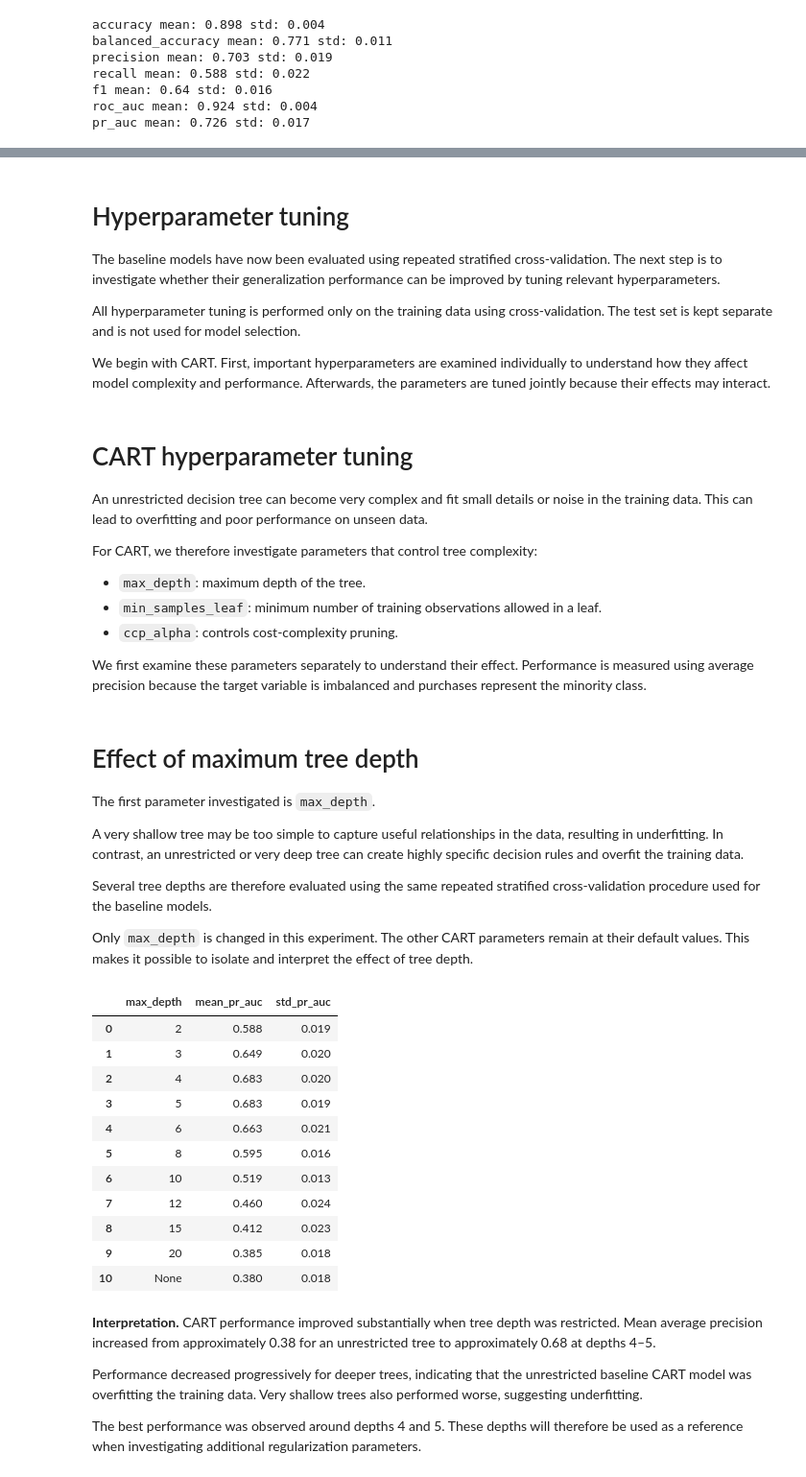
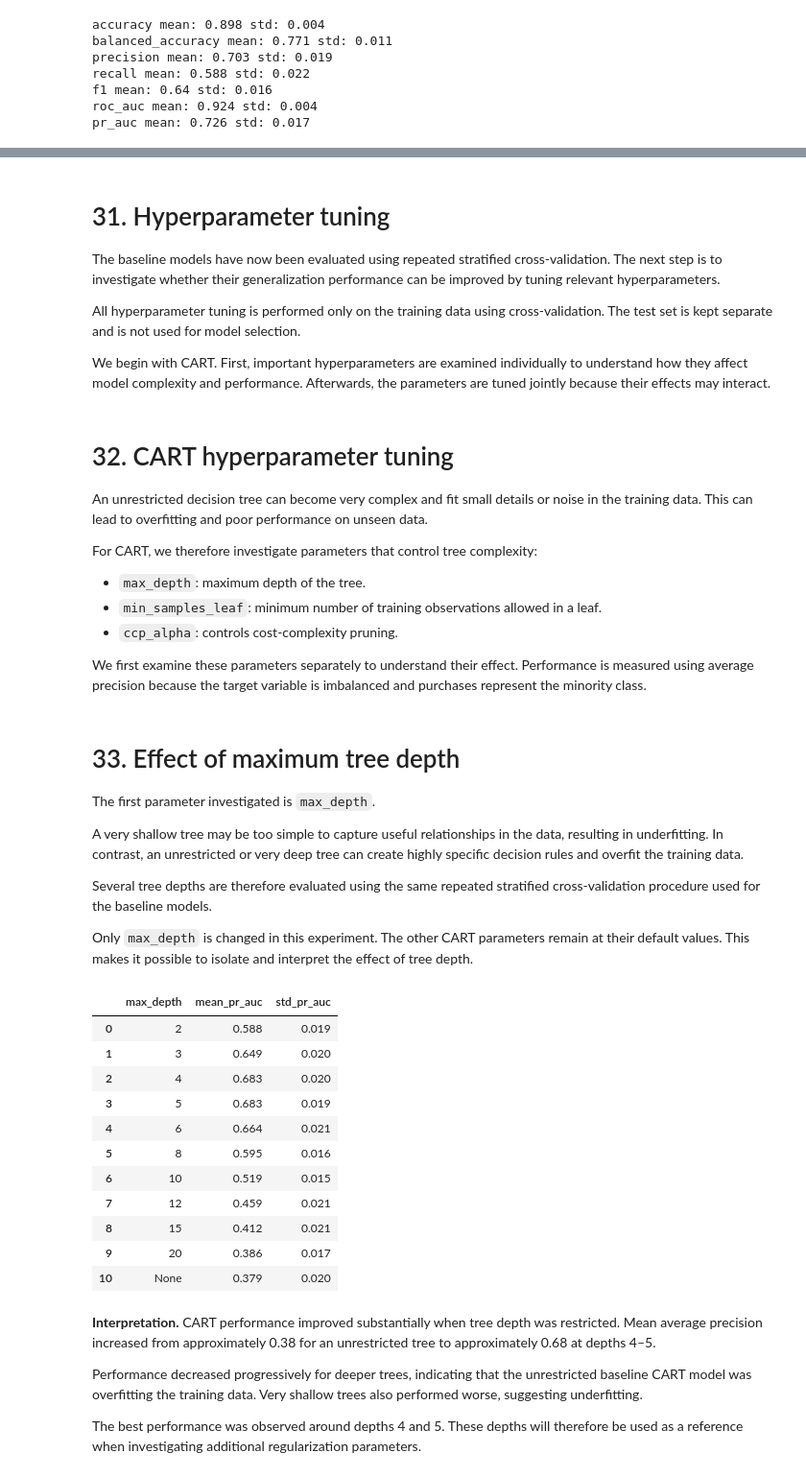
Before and after one commit to EmilB04/Machine-Learning, a Jupyter notebook: project1/notebooks/analysis.ipynb, the cells around one changed output, grey strips where cells are left out. Shown at 96% size. Cells and saved outputs as stored; diff of their text form; code cells hidden in the pictures.

```diff
--- a/project1/notebooks/analysis.ipynb
+++ b/project1/notebooks/analysis.ipynb
@@ -444,7 +548,7 @@ from xgboost import XGBClassifier
 
 xgb_model = Pipeline([
     ("preprocessor", preprocessor),
-    ("model", XGBClassifier(random_state=42, eval_metric="logloss"))
+    ("model", XGBClassifier(random_state=42, eval_metric="logloss", n_jobs=1))
 ])
 xgb_model.fit(X_train, y_train)
 
@@ -488,7 +596,7 @@ cart_cv = cross_validate(
     y_train,
     cv=cv,
     scoring=scoring,
-    n_jobs=-1
+    n_jobs=1
 )
 
 for metric in scoring:
@@ -515,7 +627,7 @@ rf_cv = cross_validate(
     y_train,
     cv=cv,
     scoring=scoring,
-    n_jobs=-1
+    n_jobs=1
 )
 
 for metric in scoring:
@@ -542,7 +658,7 @@ xgb_cv = cross_validate(
     y_train,
     cv=cv,
     scoring=scoring,
-    n_jobs=-1
+    n_jobs=1
 )
 
 for metric in scoring:
@@ -590,6 +710,6 @@ comparison.round(3)
 | 2 | XGBoost | 0.898 | 0.004 | 0.771 | 0.011 | 0.703 | 0.019 | ... |
 # %% [markdown]
-# Hyperparameter tuning
+# 31. Hyperparameter tuning
 
 The baseline models have now been evaluated using repeated stratified cross-validation.
 The next step is to investigate whether their generalization performance can be improved by tuning relevant hyperparameters.
@@ -599,7 +719,7 @@ The test set is kept separate and is not used for model selection.
 
 We begin with CART. First, important hyperparameters are examined individually to understand how they affect model complexity and performance. Afterwards, the parameters are tuned jointly because their effects may interact.
 # %% [markdown]
-# CART hyperparameter tuning
+# 32. CART hyperparameter tuning
 
 An unrestricted decision tree can become very complex and fit small details or noise in the training data. This can lead to overfitting and poor performance on unseen data.
 
@@ -611,7 +731,7 @@ For CART, we therefore investigate parameters that control tree complexity:
 
 We first examine these parameters separately to understand their effect. Performance is measured using average precision because the target variable is imbalanced and purchases represent the minority class.
 # %% [markdown]
-# Effect of maximum tree depth
+# 33. Effect of maximum tree depth
 
 The first parameter investigated is `max_depth`.
 
@@ -645,41 +765,41 @@ for depth in depth_values:
             )
         )
     ])
 
     # Evaluate this depth using the same cross-validation setup
     # as the baseline models.
     scores = cross_val_score(
         model,
         X_train,
         y_train,
         cv=cv,
         scoring="average_precision",
-        n_jobs=-1
+        n_jobs=1
     )
 
     # Store mean performance and variation across the CV folds.
     depth_results.append({
         "max_depth": str(depth),
         "mean_pr_auc": scores.mean(),
         "std_pr_auc": scores.std()
     })
 
 depth_results = pd.DataFrame(depth_results)
 
 depth_results.round(3)
 # %% [output]
 |  | max_depth | mean_pr_auc | std_pr_auc |
 | 0 | 2 | 0.588 | 0.019 |
 | 1 | 3 | 0.649 | 0.020 |
 | 2 | 4 | 0.683 | 0.020 |
 | 3 | 5 | 0.683 | 0.019 |
-| 4 | 6 | 0.663 | 0.021 |
+| 4 | 6 | 0.664 | 0.021 |
 | 5 | 8 | 0.595 | 0.016 |
-| 6 | 10 | 0.519 | 0.013 |
-| 7 | 12 | 0.460 | 0.024 |
-| 8 | 15 | 0.412 | 0.023 |
-| 9 | 20 | 0.385 | 0.018 |
-| 10 | None | 0.380 | 0.018 |
+| 6 | 10 | 0.519 | 0.015 |
+| 7 | 12 | 0.459 | 0.021 |
+| 8 | 15 | 0.412 | 0.021 |
+| 9 | 20 | 0.386 | 0.017 |
+| 10 | None | 0.379 | 0.020 |
 # %% [markdown]
 **Interpretation.**
 CART performance improved substantially when tree depth was restricted.
```
Also changed, not shown: parts of 88 cells of this notebook, 1 other file.
